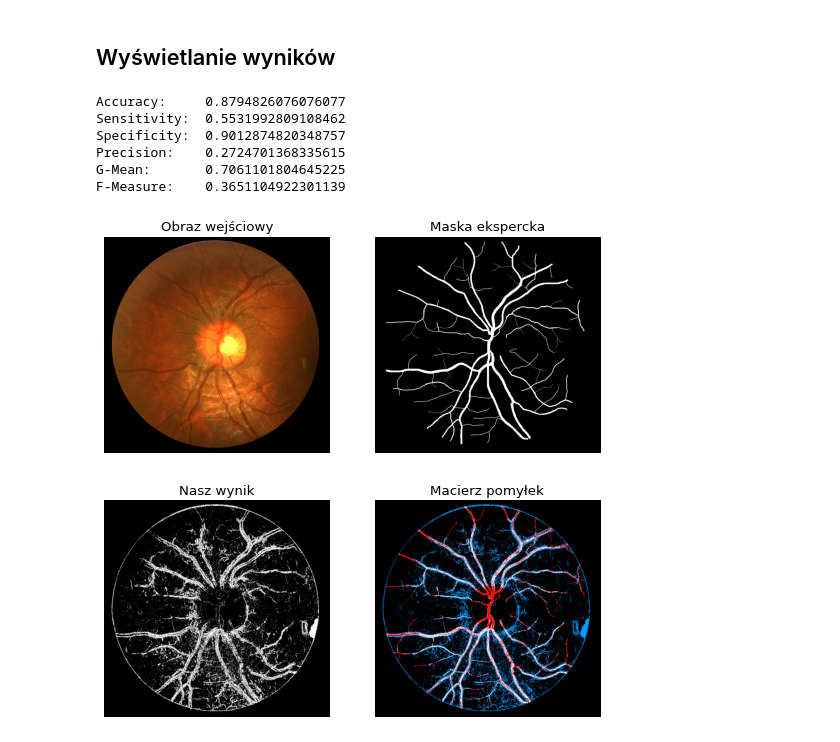
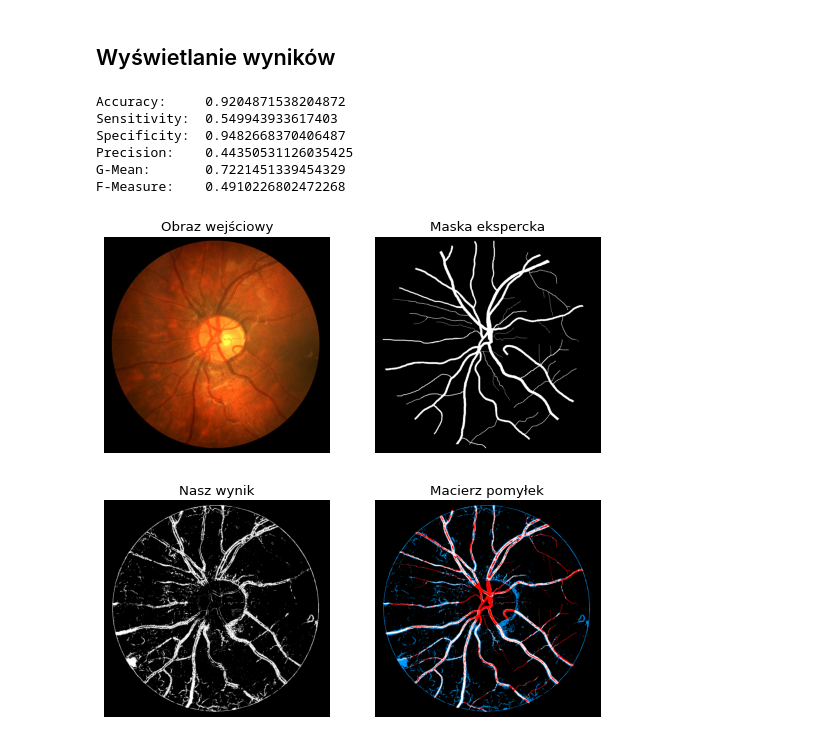
Before and after one commit to zuznnjus/Fundus-examination, a Jupyter notebook: fundus_examination.ipynb, the cells around one changed output. Saved outputs shown, nothing was run; the diff lists cells and outputs as text; code cells hidden in the pictures.

Commit message:
Add improved classifier

```diff
--- a/fundus_examination.ipynb
+++ b/fundus_examination.ipynb
@@ -141,7 +141,7 @@ def calculateHuMoments(patch):
     return cv.HuMoments(cv.moments(patch)).flatten()
 
 def calculateVariance(patch):
-    return np.var(patch)
+    return np.sqrt(np.var(patch))
 
 def calculateMean(patch):
     return np.mean(patch)
@@ -190,12 +190,12 @@ def createDataset(processed_image, result_image, patch_size = (5, 5), step = 10)
 
 def createClassifier(processed_image, result_image):
     x, y = createDataset(processed_image, result_image)
-    x_train, x_test, y_train, y_test = train_test_split(x, y, test_size = 0.2)
+    x_train, x_test, y_train, y_test = train_test_split(x, y, test_size = 0.2, random_state=4)
 
     undersample = RandomUnderSampler(sampling_strategy = 0.2)
     x_train_undersample, y_train_undersample = undersample.fit_resample(x_train, y_train)
 
-    knn = KNeighborsClassifier(n_neighbors = 5, weights = 'distance')
+    knn = KNeighborsClassifier(n_neighbors = 11)
     knn.fit(x_train_undersample, y_train_undersample)
 
 #     y_pred = knn.predict(x_test)
@@ -246,13 +246,14 @@ def displayImages(inputImage, processedImage, result, confusion_matrix_image):
 # %%
 def main():
     directory_prefix = 'CHASEDB1/'
-    images = ['Image_01L.jpg', 'Image_03R.jpg', 'Image_04R.jpg', 'Image_07R.jpg', 'Image_10L.jpg']
-    results = ['Image_01L_1stHO.png', 'Image_03R_1stHO.png', 'Image_04R_1stHO.png', 'Image_07R_1stHO.png', 'Image_10L_1stHO.png']
+
+    images = ['Image_01L.jpg', 'Image_03R.jpg', 'Image_06R.jpg', 'Image_07R.jpg', 'Image_13L.jpg']
+    results = ['Image_01L_1stHO.png', 'Image_03R_1stHO.png', 'Image_06R_1stHO.png', 'Image_07R_1stHO.png', 'Image_13L_1stHO.png']
 
     classifier_images = ['Image_02L.jpg', 'Image_05R.jpg', 'Image_12R.jpg']
     classifier_results = ['Image_02L_1stHO.png', 'Image_05R_1stHO.png', 'Image_12R_1stHO.png']
 
-    image_index = 4
+    image_index = 0
     classifier_image_index = 0
 
     '''przetwarzanie obrazu'''
@@ -282,37 +283,37 @@ def main():
 #     confusion_matrix_image = displayStatisticalAnalysis(processed_image, result_image)
 #     displayImages(input_image, processed_image, result_image, confusion_matrix_image)
 
 
     '''klasyfikator KNN'''
 
     classifier_input_image = ImageBuilder()\
                     .loadImage(directory_prefix + classifier_images[classifier_image_index])\
                     .build()
 
     classifier_processed_image = ImageBuilder()\
                         .loadImage(directory_prefix + classifier_images[classifier_image_index])\
                         .build()
 
     classifier_result_image = ImageBuilder()\
                         .loadImage(directory_prefix + classifier_results[classifier_image_index])\
                         .toGray()\
                         .build()
 
     classifier_processed_image = preprocessImage(classifier_processed_image)
 
     knn = createClassifier(classifier_processed_image, classifier_result_image)
     knn_result_image = classifyImage(input_image, result_image, knn)
 
     knn_confusion_matrix_image = displayStatisticalAnalysis(knn_result_image, result_image)
     displayImages(input_image, knn_result_image, result_image, knn_confusion_matrix_image)
 
 if __name__ == '__main__':
     main()
 # %% [output]
-Accuracy:     0.8794826076076077
-Sensitivity:  0.5531992809108462
-Specificity:  0.9012874820348757
-Precision:    0.2724701368335615
-G-Mean:       0.7061101804645225
-F-Measure:    0.3651104922301139
+Accuracy:     0.9204871538204872
+Sensitivity:  0.549943933617403
+Specificity:  0.9482668370406487
+Precision:    0.44350531126035425
+G-Mean:       0.7221451339454329
+F-Measure:    0.4910226802472268
-[figure, old version]
+[figure, new version]
```
